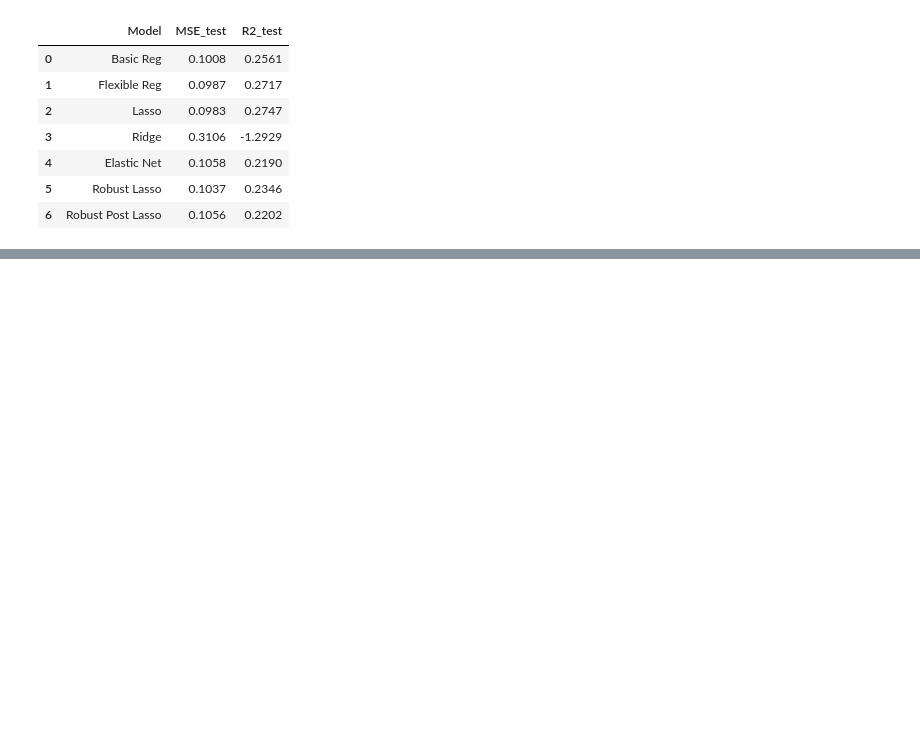
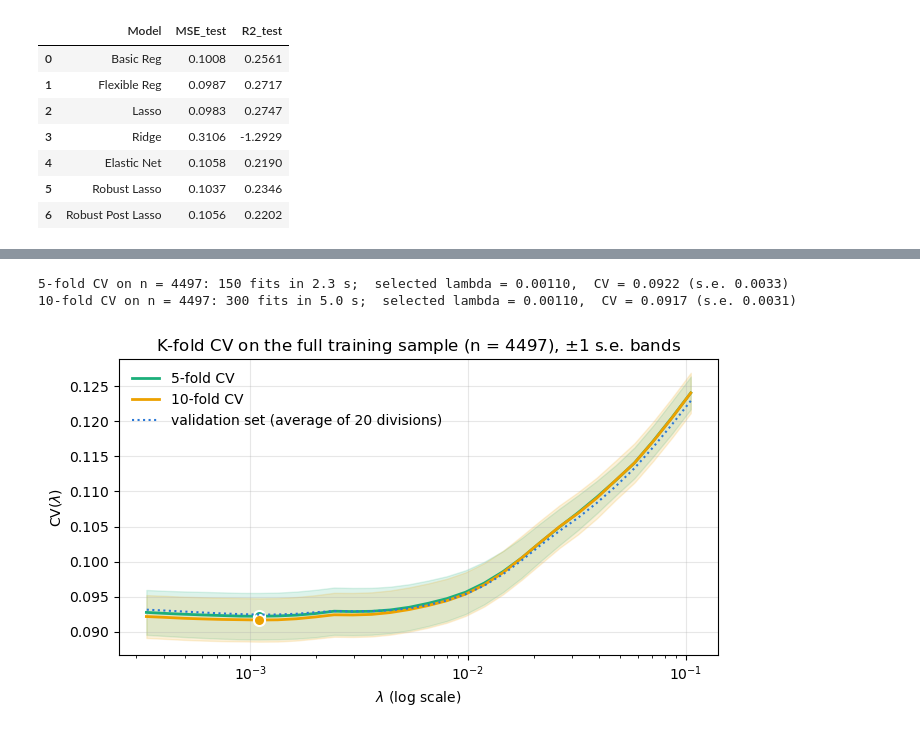
Before and after one commit to joelreyesm/ECON-524-Big-Data-Econometrics, a Jupyter notebook: lab/W2_Lasso.ipynb, the cells around one changed output, grey strips where cells are left out. Cells and saved outputs as stored; diff of their text form; code cells hidden in the pictures; blank space fills up the shorter version.

```diff
--- a/lab/W2_Lasso.ipynb
+++ b/lab/W2_Lasso.ipynb
@@ -559,0 +902,32 @@ res_df2.round(4)
+# %%
+results_kfold = {}
+for K, key in [(5, '5-fold'), (10, '10-fold')]:
+    t0 = time.time()
+    mse_k = cv_mse(Z_train, y_train, lambda_grid, KFold(n_splits=K, shuffle=True, random_state=0))
+    elapsed = time.time() - t0
+    cv = mse_k.mean(axis=0)
+    se = mse_k.std(axis=0, ddof=1) / np.sqrt(K)      # standard error of the average over K folds
+    results_kfold[key] = dict(cv=cv, se=se, lam=lambda_grid[np.argmin(cv)], time=elapsed, fits=K * len(lambda_grid))
+    print(f'{key} CV on n = {n_train}: {K * len(lambda_grid)} fits in {elapsed:.1f} s;  '
+          f'selected lambda = {results_kfold[key]["lam"]:.5f},  CV = {cv.min():.4f} (s.e. {se[np.argmin(cv)]:.4f})')
+
+fig, ax = plt.subplots(figsize=(7, 4))
+for key in ['5-fold', '10-fold']:
+    r = results_kfold[key]
+    ax.fill_between(lambda_grid, r['cv'] - r['se'], r['cv'] + r['se'], color=COLORS[key], alpha=0.15)
+    ax.plot(lambda_grid, r['cv'], color=COLORS[key], lw=2, label=f'{key} CV')
+    ax.plot(r['lam'], r['cv'].min(), color=COLORS[key], marker='o', ms=8, markeredgecolor='white', markeredgewidth=1.5)
+ax.plot(lambda_grid, curves_70_30.mean(axis=0), color=COLORS['validation'], lw=1.5, ls=':',
+        label='validation set (average of 20 divisions)')
+ax.set_xscale('log')
+ax.set_xlabel('$\\lambda$ (log scale)')
+ax.set_ylabel('CV($\\lambda$)')
+ax.set_title(f'K-fold CV on the full training sample (n = {n_train}), $\\pm$1 s.e. bands')
+ax.grid(alpha=0.3)
+ax.legend(frameon=False)
+plt.tight_layout()
+plt.show()
+# %% [output]
+5-fold CV on n = 4497: 150 fits in 2.3 s;  selected lambda = 0.00110,  CV = 0.0922 (s.e. 0.0033)
+10-fold CV on n = 4497: 300 fits in 5.0 s;  selected lambda = 0.00110,  CV = 0.0917 (s.e. 0.0031)
+[figure, added]
```
Also changed, not shown: parts of 21 cells of this notebook, 1 other file.
